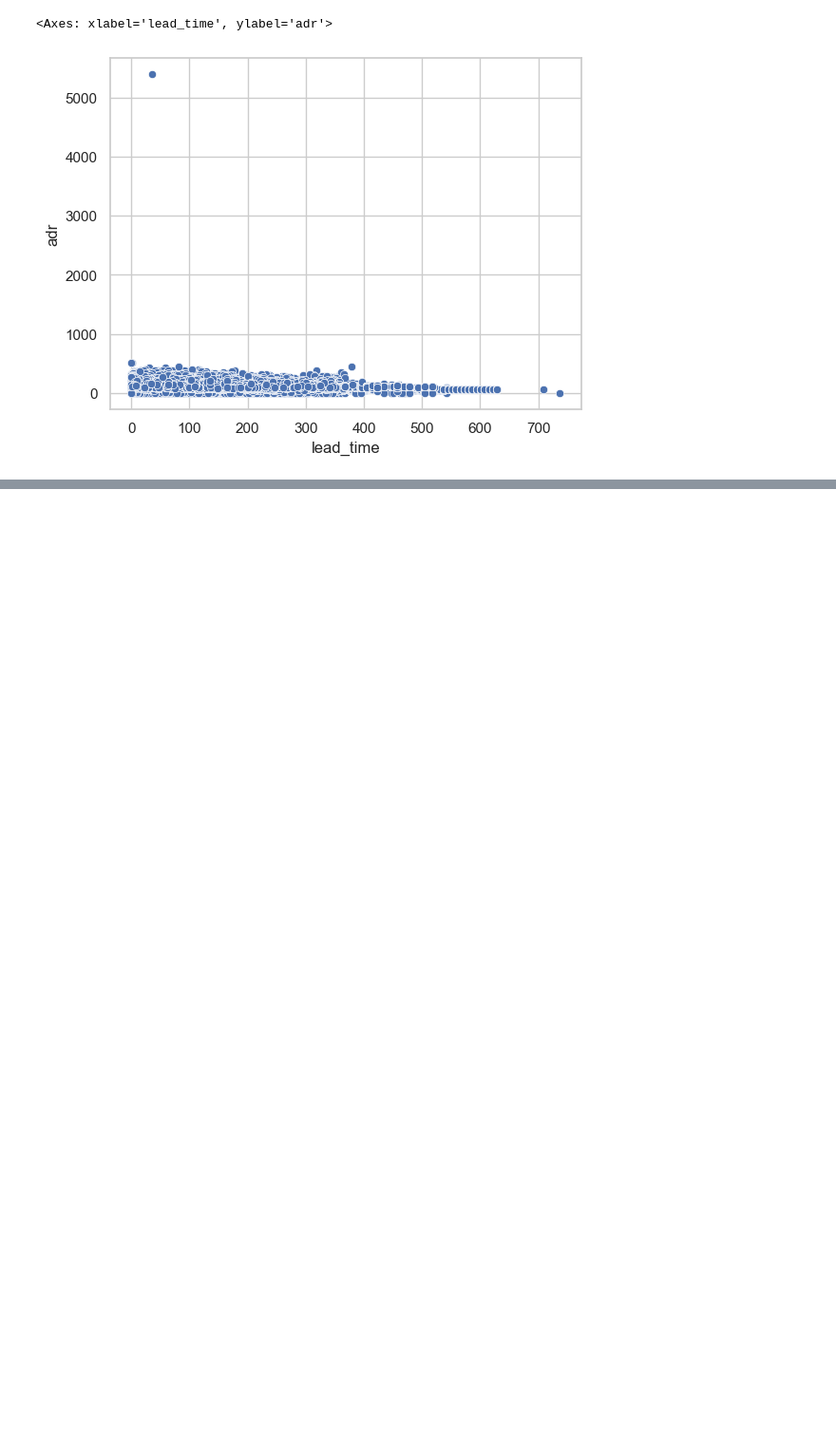
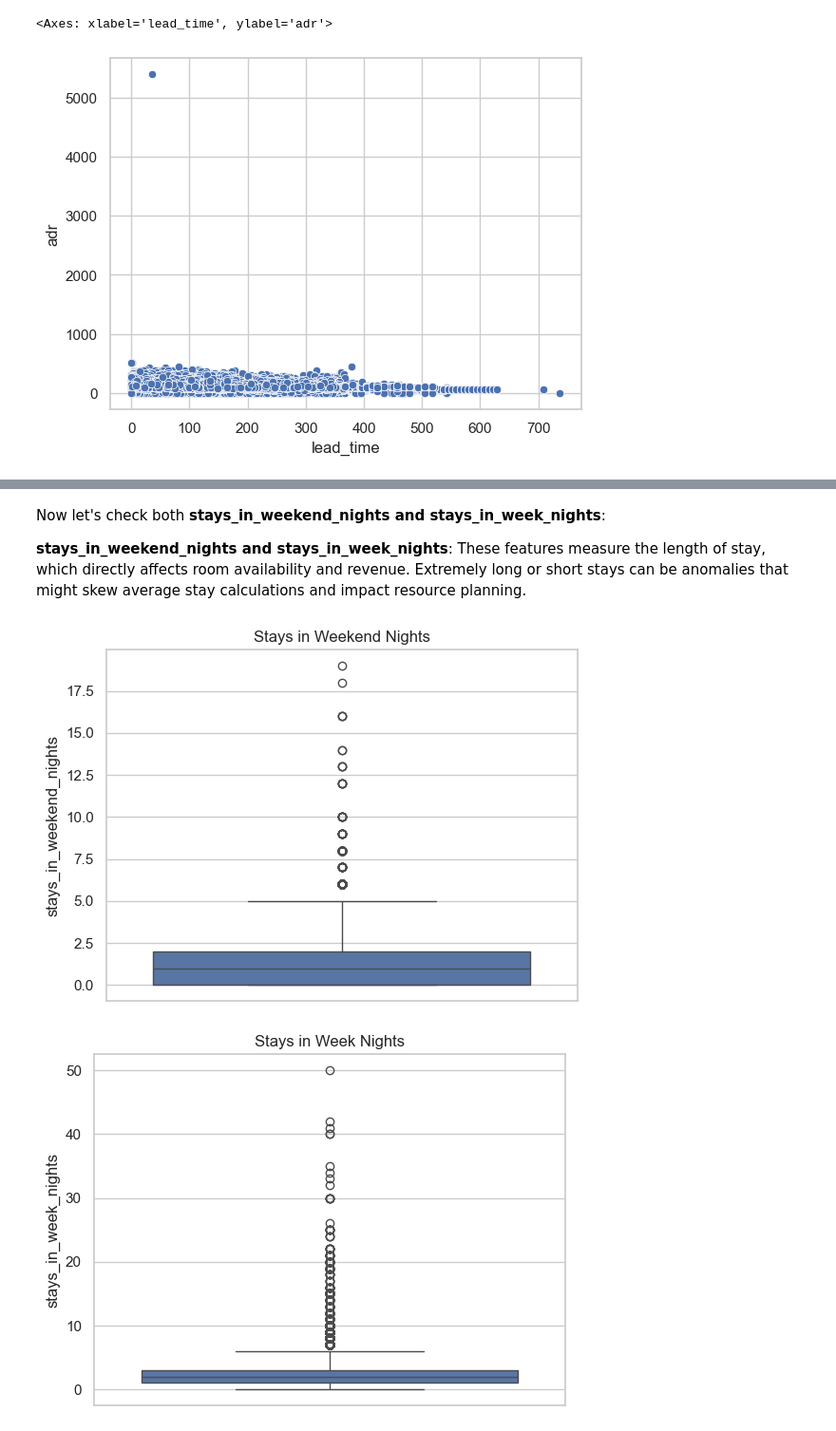
Before and after one commit to cmps460s24/mp-t9-amar-mohamed-osama-salman, a Jupyter notebook: project_new/project.ipynb, the cells around one changed output, grey strips where cells are left out. Shown at 95% size. Drawn from its saved outputs; the diff is of its cells as text; code cells hidden in the pictures; blank space fills up the shorter version.

```diff
--- a/project_new/project.ipynb
+++ b/project_new/project.ipynb
@@ -431,0 +426,20 @@ sns.scatterplot(x='lead_time', y='adr', data=df)
+# %% [markdown]
+Now let's check both **stays_in_weekend_nights and stays_in_week_nights**:
+
+**stays_in_weekend_nights and stays_in_week_nights**: These features measure the length of stay, which directly affects room availability and revenue. Extremely long or short stays can be anomalies that might skew average stay calculations and impact resource planning.
+# %%
+sns.set(style="whitegrid")
+plt.figure()
+sns.boxplot(y=df['stays_in_weekend_nights'])
+plt.title('Stays in Weekend Nights')
+plt.show()
+
+
+sns.set(style="whitegrid")
+plt.figure()
+sns.boxplot(y=df['stays_in_week_nights'])
+plt.title('Stays in Week Nights')
+plt.show()
+# %% [output]
+[figure, added]
+[figure, added]
```
Also changed, not shown: parts of 26 cells of this notebook.
